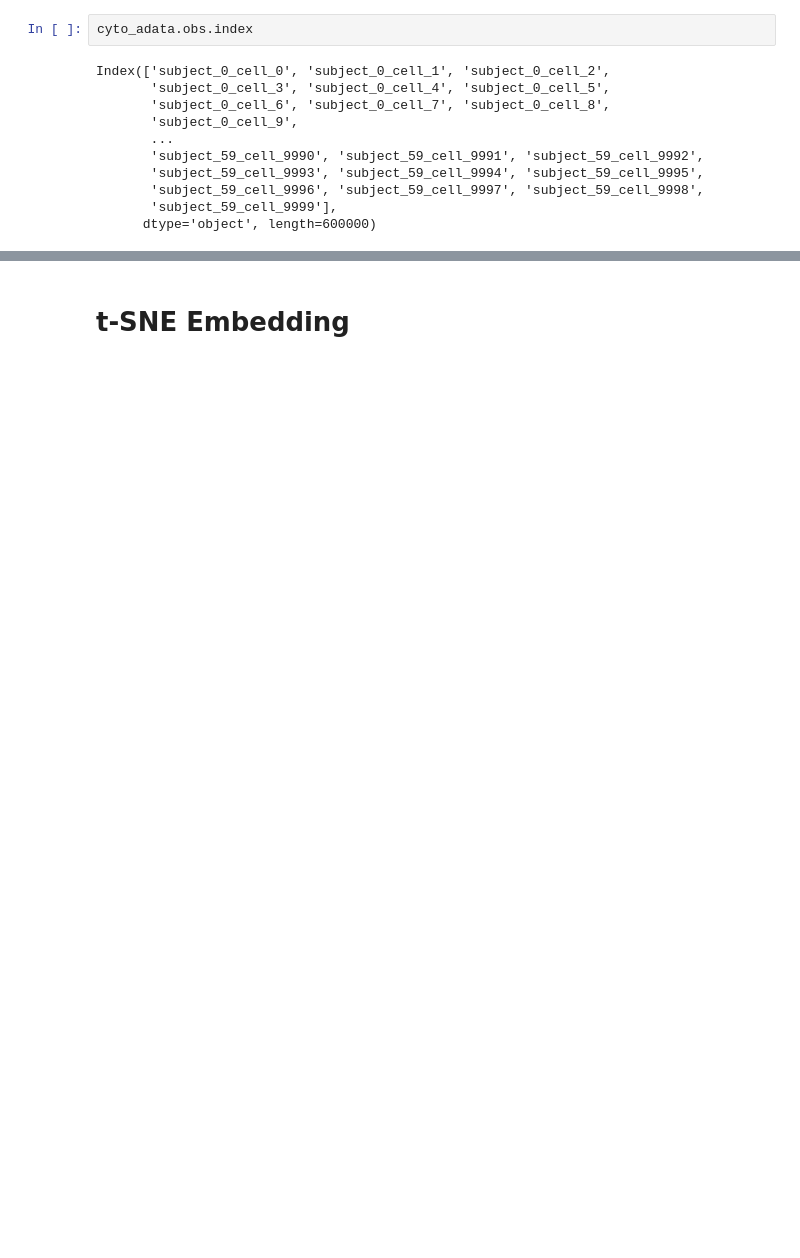
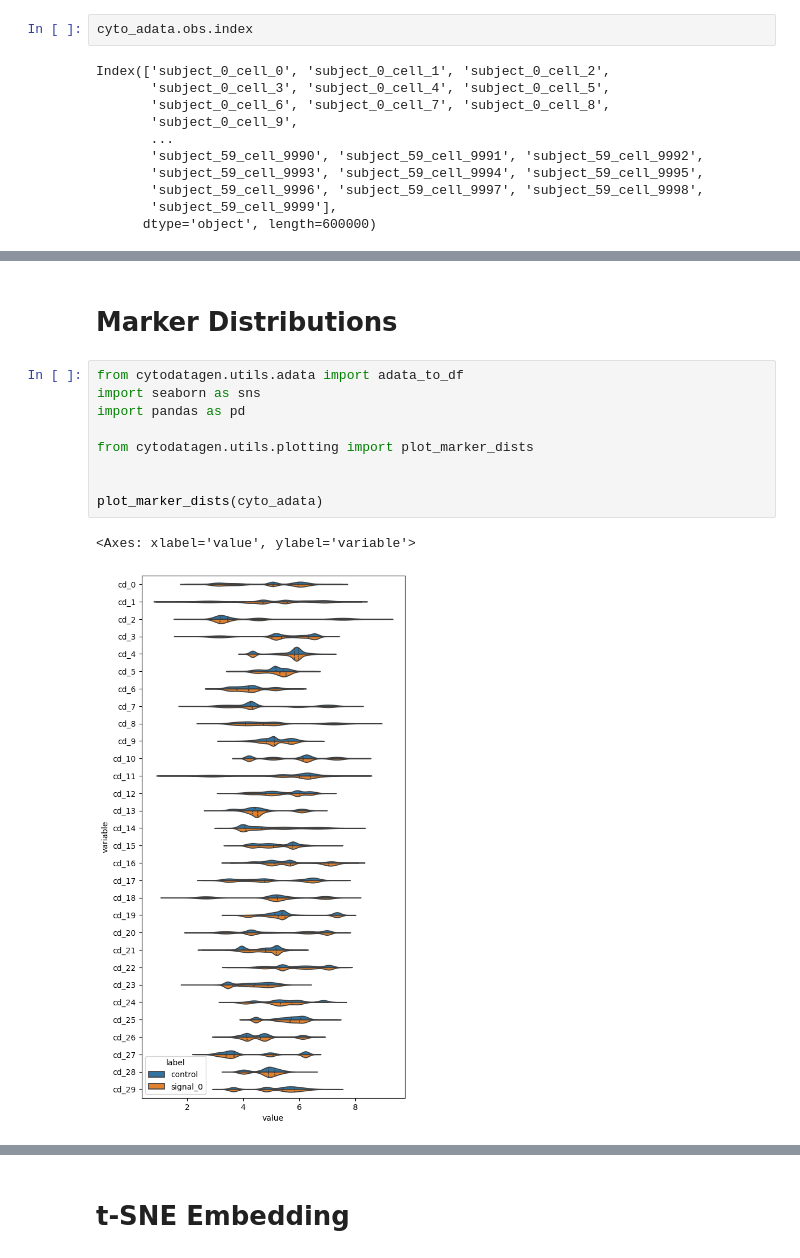
Before and after one commit to bckrlab/cytodatagen, a Jupyter notebook: notebooks/demo_adata.ipynb, the cells around one changed output, grey strips where cells are left out. Cells and saved outputs as stored; diff of their text form; blank space fills up the shorter version.

```diff
--- a/notebooks/demo_adata.ipynb
+++ b/notebooks/demo_adata.ipynb
@@ -38,0 +43,14 @@ plt.scatter(sample.X[:, 0], sample.X[:, 1], label=sample.obs["ct_name"])
+# %% [markdown]
+# Marker Distributions
+# %%
+from cytodatagen.utils.adata import adata_to_df
+import seaborn as sns
+import pandas as pd
+
+from cytodatagen.utils.plotting import plot_marker_dists
+
+
+plot_marker_dists(cyto_adata)
+# %% [output]
+<Axes: xlabel='value', ylabel='variable'>
+[figure, added]
```
Also changed, not shown: parts of 7 cells of this notebook, 7 other files.
